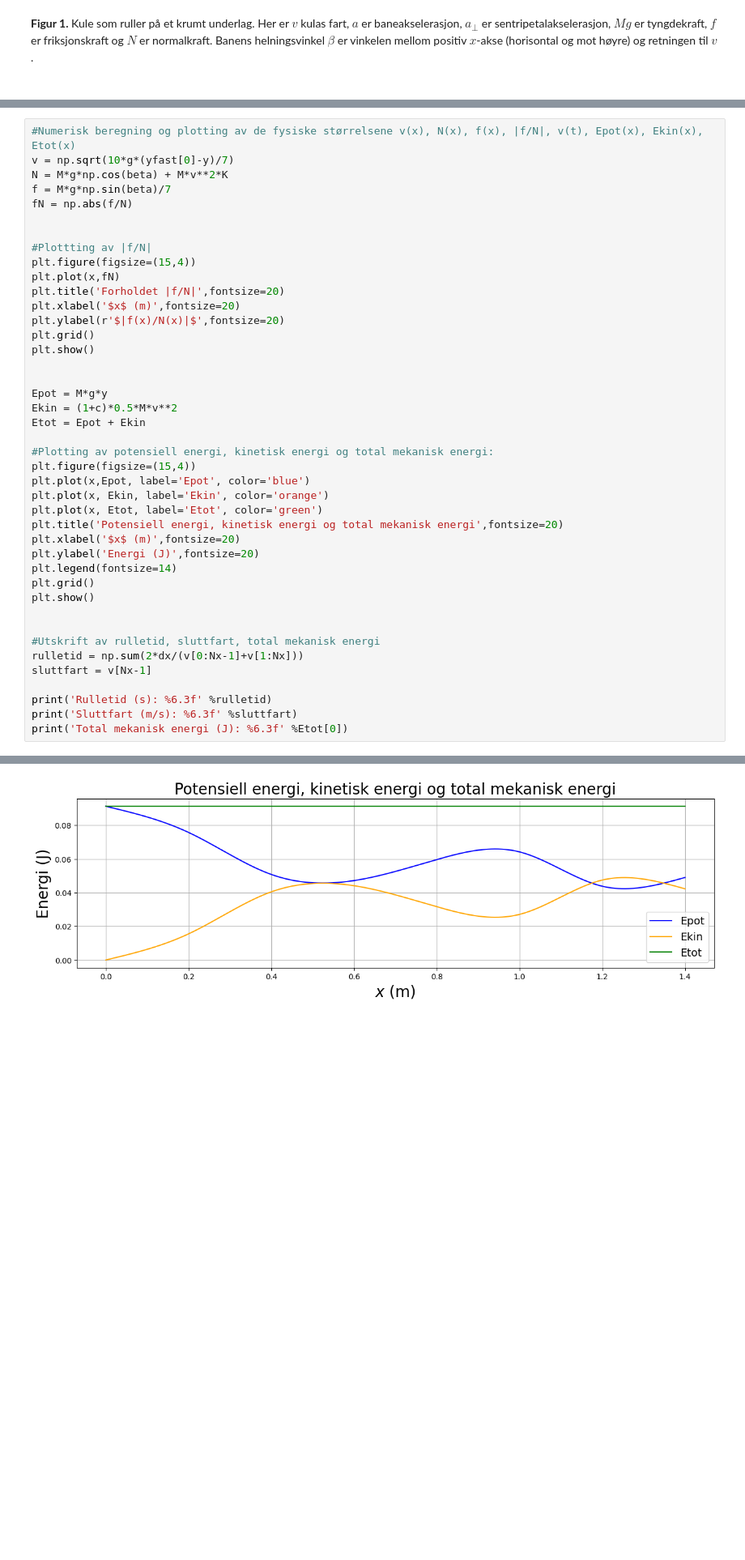
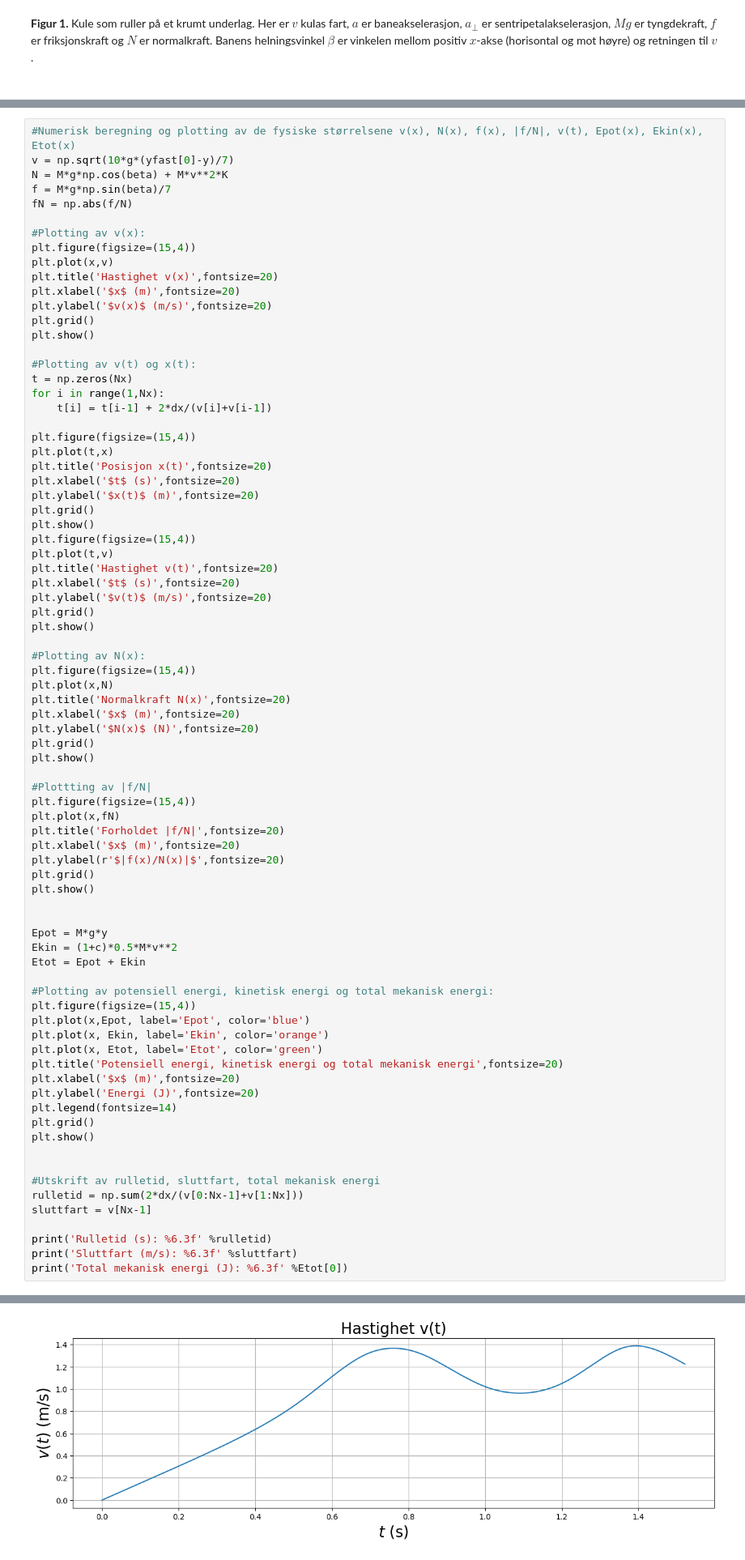
Before and after one commit to sigurhag/notebook_mal_H25, a Jupyter notebook: notebook_mal_H25.ipynb, the cells around one changed output, grey strips where cells are left out. Shown at 81% size. Saved outputs shown, nothing was run; the diff lists cells and outputs as text; blank space fills up the shorter version.

Commit message:
feat: added plots for v(x), x(t), v(t), N(x),

```diff
--- a/notebook_mal_H25.ipynb
+++ b/notebook_mal_H25.ipynb
@@ -187,6 +187,43 @@ N = M*g*np.cos(beta) + M*v**2*K
 f = M*g*np.sin(beta)/7
 fN = np.abs(f/N)
 
+#Plotting av v(x):
+plt.figure(figsize=(15,4))
+plt.plot(x,v)
+plt.title('Hastighet v(x)',fontsize=20)
+plt.xlabel('$x$ (m)',fontsize=20)
+plt.ylabel('$v(x)$ (m/s)',fontsize=20)
+plt.grid()
+plt.show()
+
+#Plotting av v(t) og x(t):
+t = np.zeros(Nx)
+for i in range(1,Nx):
+    t[i] = t[i-1] + 2*dx/(v[i]+v[i-1])
+
+plt.figure(figsize=(15,4))
+plt.plot(t,x)
+plt.title('Posisjon x(t)',fontsize=20)
+plt.xlabel('$t$ (s)',fontsize=20)
+plt.ylabel('$x(t)$ (m)',fontsize=20)
+plt.grid()
+plt.show()
+plt.figure(figsize=(15,4))
+plt.plot(t,v)
+plt.title('Hastighet v(t)',fontsize=20)
+plt.xlabel('$t$ (s)',fontsize=20)
+plt.ylabel('$v(t)$ (m/s)',fontsize=20)
+plt.grid()
+plt.show()
+
+#Plotting av N(x):
+plt.figure(figsize=(15,4))
+plt.plot(x,N)
+plt.title('Normalkraft N(x)',fontsize=20)
+plt.xlabel('$x$ (m)',fontsize=20)
+plt.ylabel('$N(x)$ (N)',fontsize=20)
+plt.grid()
+plt.show()
 
 #Plottting av |f/N|
 plt.figure(figsize=(15,4))
@@ -228 +265 @@ print('Total mekanisk energi (J): %6.3f' %Etot[0])
-[figure, old version]
+[figure, new version]
```
Also changed, not shown: parts of 2 cells of this notebook.
